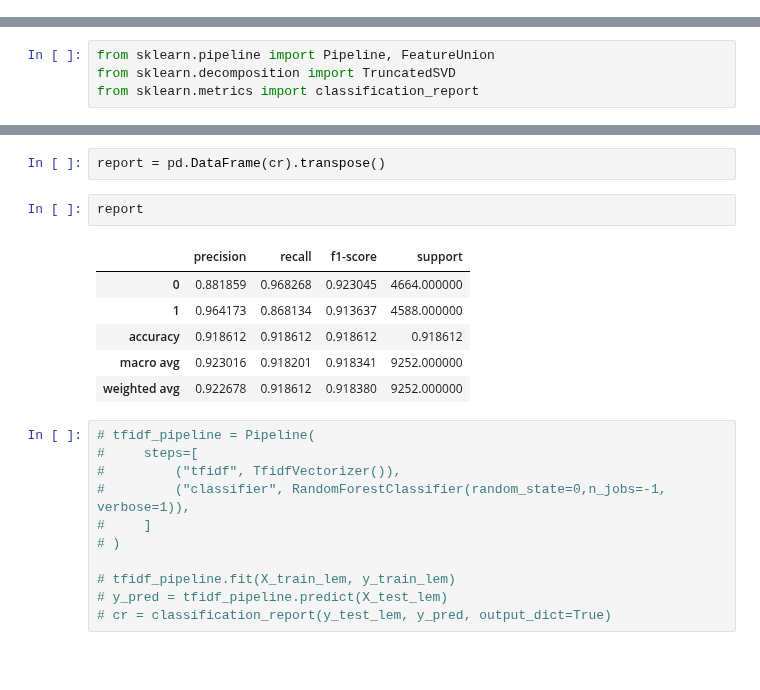
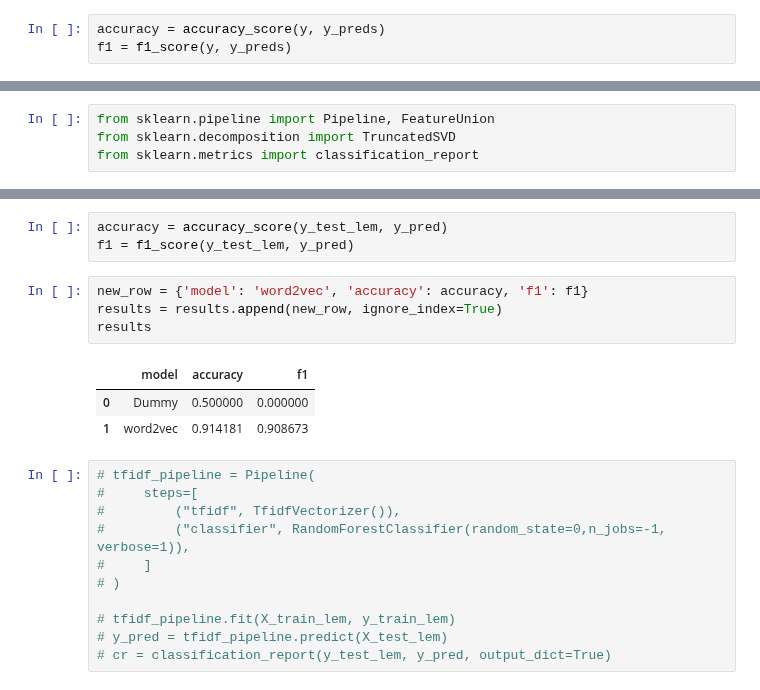
Before and after one commit to bmccabe96/Reddit_NLP, a Jupyter notebook: Analysis/AM_Reddit_Preprocess_Analysis.ipynb, the cells around one changed output, grey strips where cells are left out. Cells and saved outputs as stored; diff of their text form; blank space fills up the shorter version.

```diff
--- a/Analysis/AM_Reddit_Preprocess_Analysis.ipynb
+++ b/Analysis/AM_Reddit_Preprocess_Analysis.ipynb
@@ -188,0 +218,3 @@ df.reset_index(drop=True, inplace=True)
+# %%
+accuracy = accuracy_score(y, y_preds)
+f1 = f1_score(y, y_preds)
@@ -401,17 +440,17 @@ cr = classification_report(y_test_lem, y_pred,output_dict=True)
 [Parallel(n_jobs=8)]: Using backend ThreadingBackend with 8 concurrent workers.
 [Parallel(n_jobs=8)]: Done  34 tasks      | elapsed:    0.0s
 [Parallel(n_jobs=8)]: Done 100 out of 100 | elapsed:    0.0s finished
-# %%
-report = pd.DataFrame(cr).transpose()
-# %%
-report
-# %% [output]
-|  | precision | recall | f1-score | support |
-| 0 | 0.881859 | 0.968268 | 0.923045 | 4664.000000 |
-| 1 | 0.964173 | 0.868134 | 0.913637 | 4588.000000 |
-| accuracy | 0.918612 | 0.918612 | 0.918612 | 0.918612 |
-| macro avg | 0.923016 | 0.918201 | 0.918341 | 9252.000000 |
-| weighted avg | 0.922678 | 0.918612 | 0.918380 | 9252.000000 |
+# %%
+accuracy = accuracy_score(y_test_lem, y_pred)
+f1 = f1_score(y_test_lem, y_pred)
+# %%
+new_row = {'model': 'word2vec', 'accuracy': accuracy, 'f1': f1}
+results = results.append(new_row, ignore_index=True)
+results
+# %% [output]
+|  | model | accuracy | f1 |
+| 0 | Dummy | 0.500000 | 0.000000 |
+| 1 | word2vec | 0.914181 | 0.908673 |
 # %%
 # tfidf_pipeline = Pipeline(
 #     steps=[
```
Also changed, not shown: parts of 59 cells of this notebook, 1 other file.
